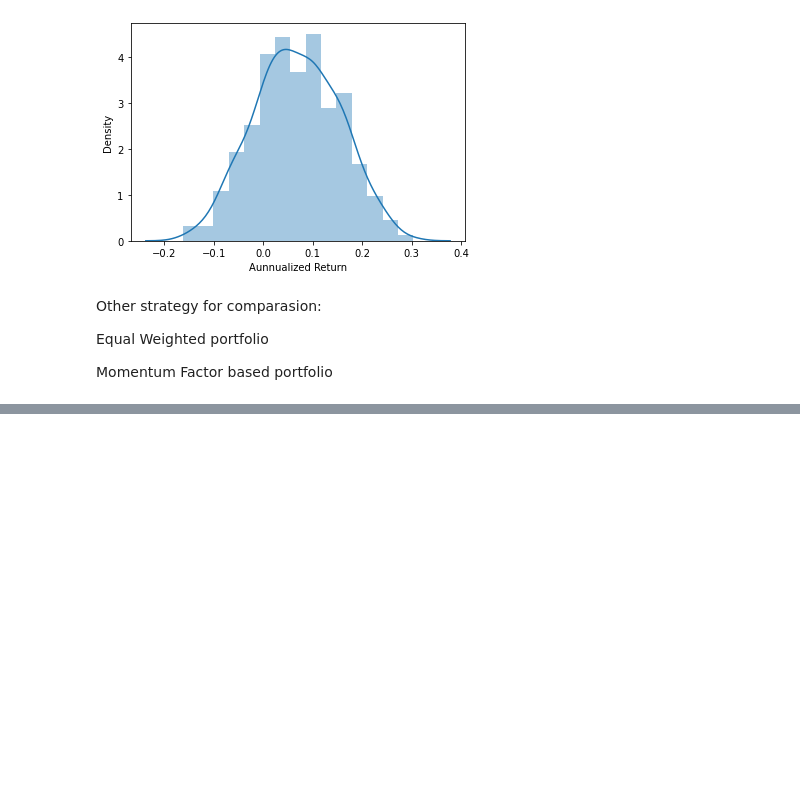
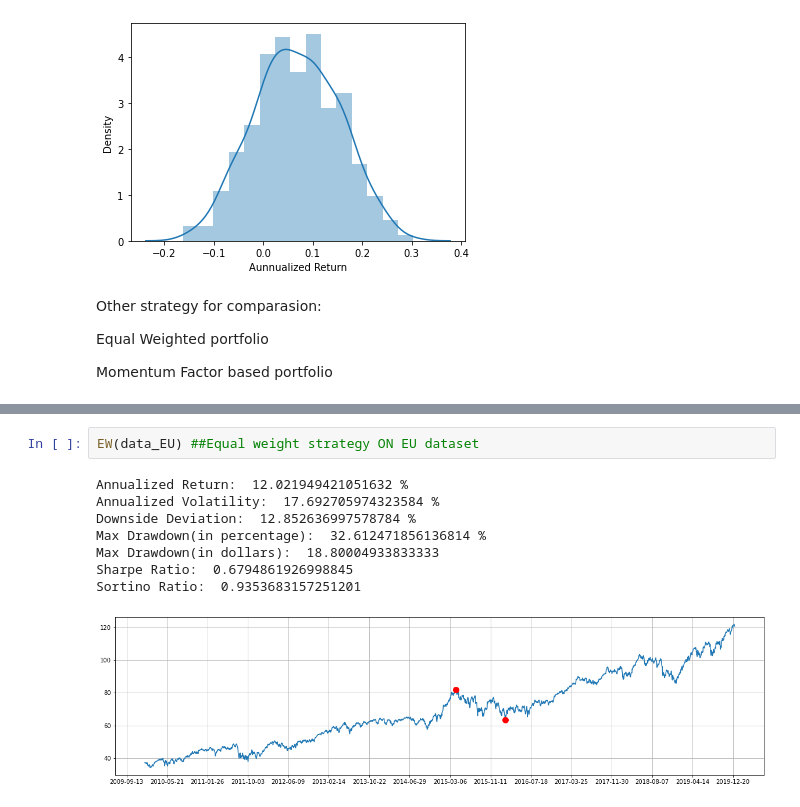
Before and after one commit to LegendreXu/ReinforcementLearning, a Jupyter notebook: MAB/results.ipynb, the cells around one changed output, grey strips where cells are left out. Drawn from its saved outputs; the diff is of its cells as text; blank space fills up the shorter version.

```diff
--- a/MAB/results.ipynb
+++ b/MAB/results.ipynb
@@ -183,0 +208,11 @@ Momentum Factor based portfolio
+# %%
+EW(data_EU) ##Equal weight strategy ON EU dataset
+# %% [output]
+Annualized Return:  12.021949421051632 %
+Annualized Volatility:  17.692705974323584 %
+Downside Deviation:  12.852636997578784 %
+Max Drawdown(in percentage):  32.612471856136814 %
+Max Drawdown(in dollars):  18.80004933833333
+Sharpe Ratio:  0.6794861926998845
+Sortino Ratio:  0.9353683157251201
+[figure, added]
```
Also changed, not shown: parts of 4 cells of this notebook.
